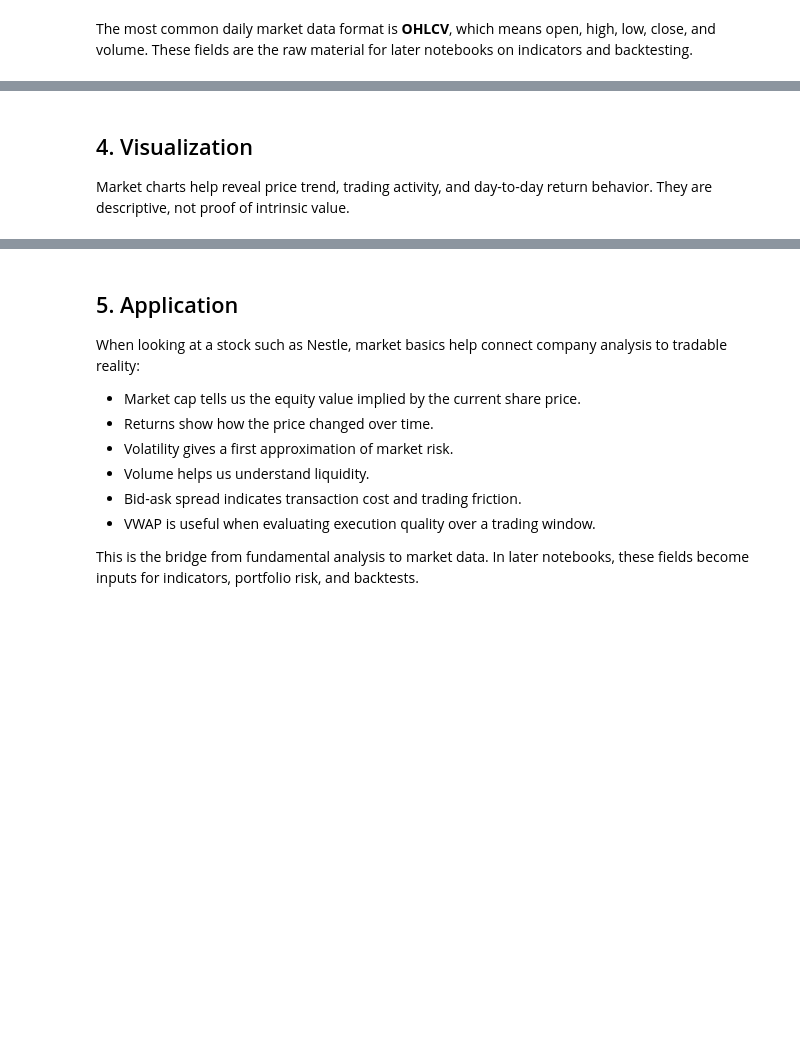
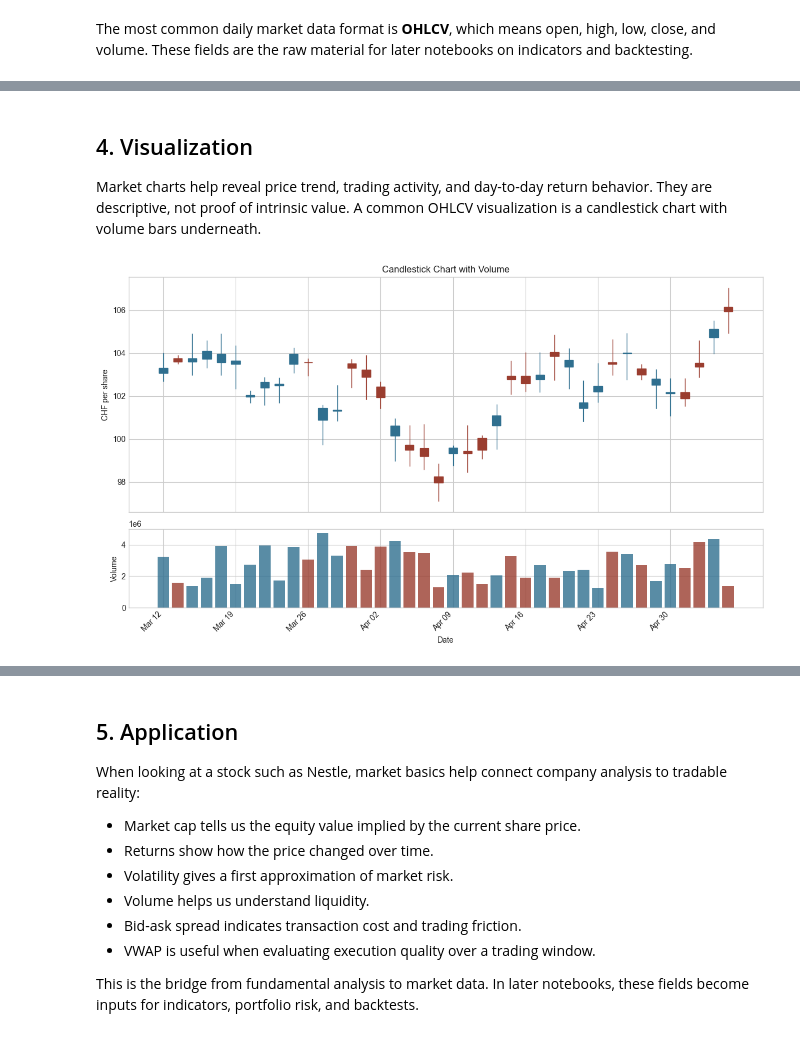
Before and after one commit to dnlwrthstr/financial-research-lab, a Jupyter notebook: 00_foundations/04_market_basics.ipynb, the cells around one changed output, grey strips where cells are left out. Saved outputs shown, nothing was run; the diff lists cells and outputs as text; code cells hidden in the pictures; blank space fills up the shorter version.

```diff
--- a/00_foundations/04_market_basics.ipynb
+++ b/00_foundations/04_market_basics.ipynb
@@ -215,7 +265,39 @@ print(f"Latest market cap: CHF {market['market_cap'].iloc[-1] / 1_000_000_000:,.
 # %% [markdown]
 ## 4. Visualization
 
-Market charts help reveal price trend, trading activity, and day-to-day return behavior. They are descriptive, not proof of intrinsic value.
+Market charts help reveal price trend, trading activity, and day-to-day return behavior. They are descriptive, not proof of intrinsic value. A common OHLCV visualization is a candlestick chart with volume bars underneath.
+# %%
+plot_data = market.tail(40).copy()
+x = np.arange(len(plot_data))
+candle_width = 0.6
+
+fig, axes = plt.subplots(2, 1, figsize=(12, 7), sharex=True, gridspec_kw={"height_ratios": [3, 1]})
+
+for i, row in enumerate(plot_data.itertuples()):
+    color = "#2f6f8f" if row.close >= row.open else "#9a3d2f"
+    lower = min(row.open, row.close)
+    height = abs(row.close - row.open)
+
+    axes[0].vlines(i, row.low, row.high, color=color, linewidth=1)
+    axes[0].bar(i, height, bottom=lower, width=candle_width, color=color, edgecolor=color)
+
+axes[0].set_title("Candlestick Chart with Volume")
+axes[0].set_ylabel("CHF per share")
+
+volume_colors = np.where(plot_data["close"] >= plot_data["open"], "#2f6f8f", "#9a3d2f")
+axes[1].bar(x, plot_data["volume"], color=volume_colors, alpha=0.8)
+axes[1].set_ylabel("Volume")
+axes[1].set_xlabel("Date")
+
+tick_positions = x[::5]
+tick_labels = plot_data["date"].dt.strftime("%b %d").iloc[::5]
+axes[1].set_xticks(tick_positions)
+axes[1].set_xticklabels(tick_labels, rotation=45, ha="right")
+
+plt.tight_layout()
+plt.show()
+# %% [output]
+[figure, added]
 # %%
 fig, axes = plt.subplots(2, 1, figsize=(11, 7), sharex=True, gridspec_kw={"height_ratios": [2, 1]})
 
```
Also changed, not shown: parts of 9 cells of this notebook.
